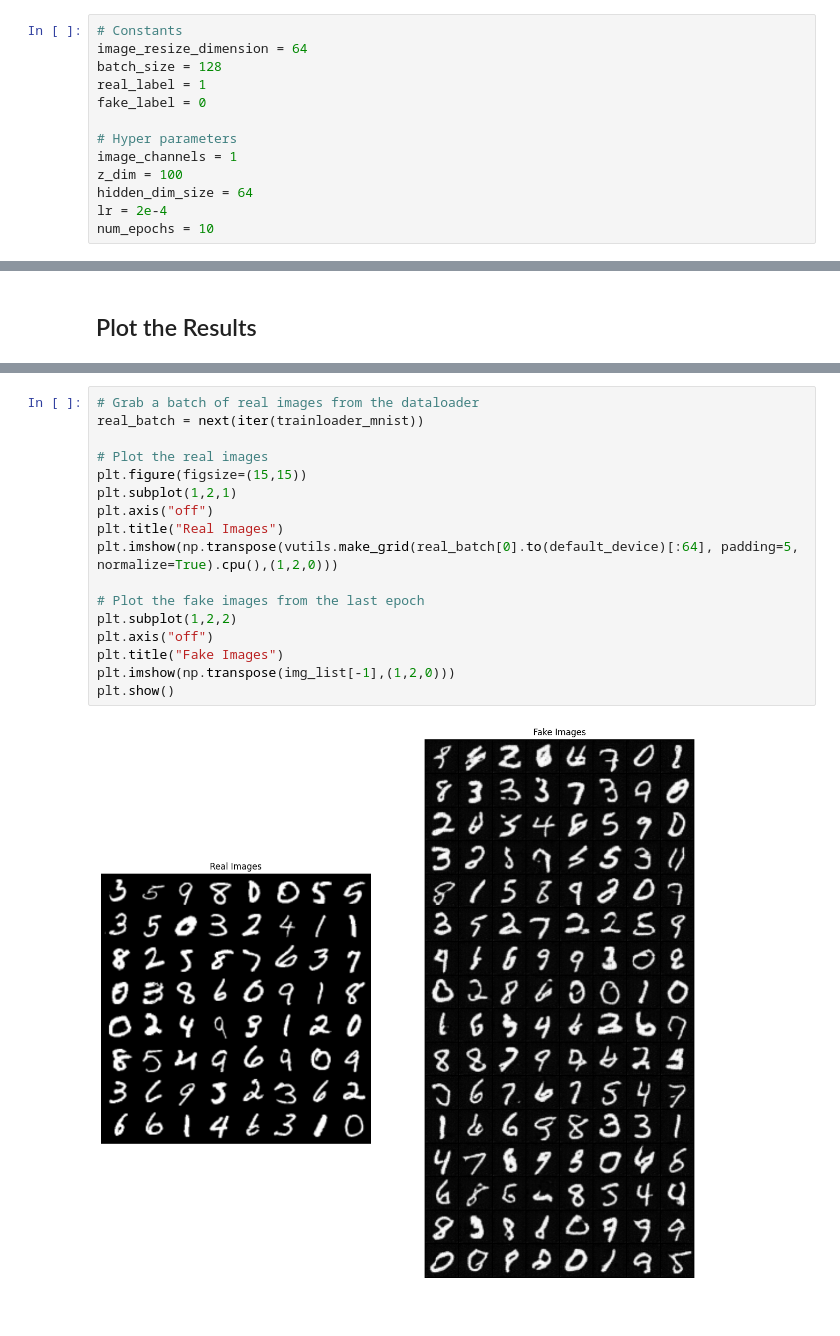
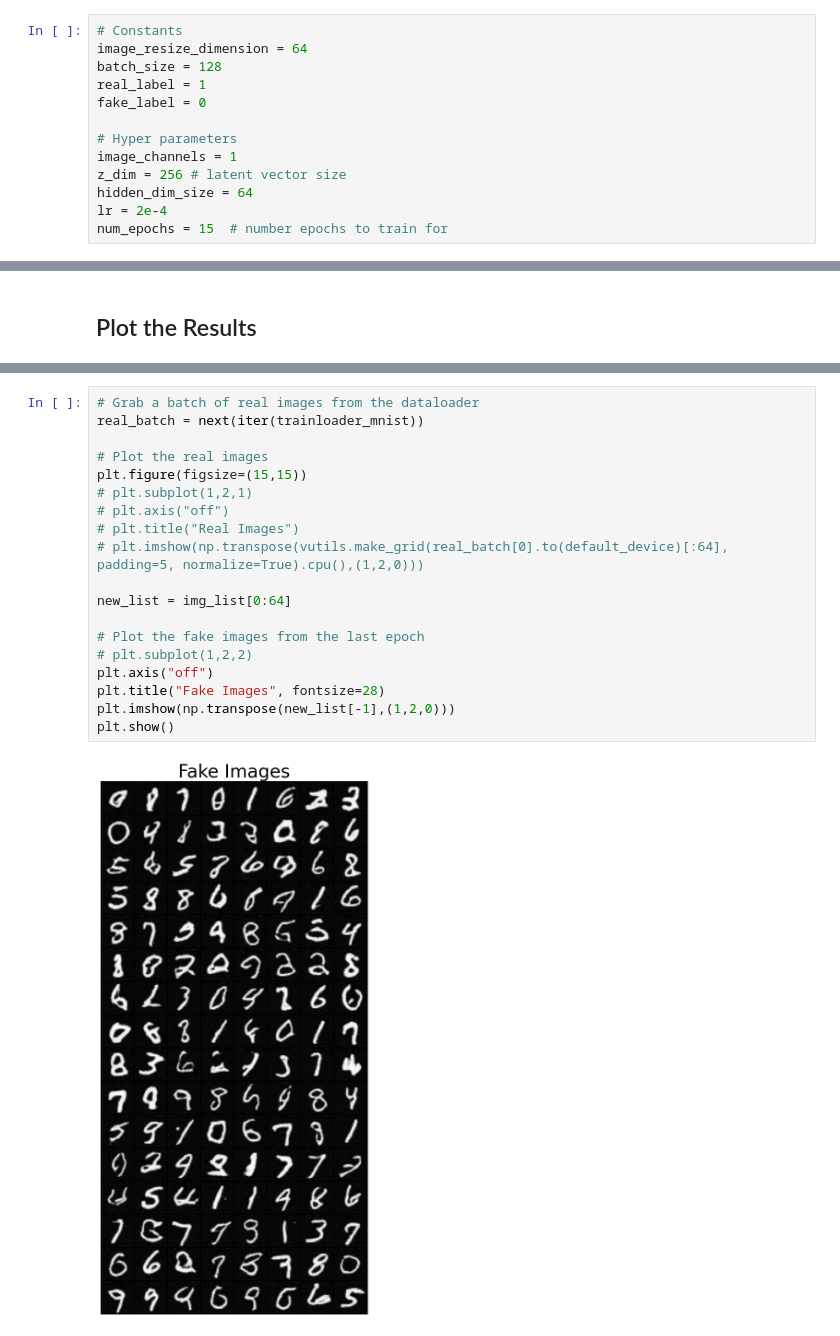
Before and after one commit to nathanbowness/CSI5340Assignments, a Jupyter notebook: Assignment4/gan_mnist_a4.ipynb, the cells around one changed output, grey strips where cells are left out. Drawn from its saved outputs; the diff is of its cells as text.

Commit message:
Update the project files with new graph values, and some samples included in the assignment

```diff
--- a/Assignment4/gan_mnist_a4.ipynb
+++ b/Assignment4/gan_mnist_a4.ipynb
@@ -28,10 +28,10 @@ fake_label = 0
 
 # Hyper parameters
 image_channels = 1
-z_dim = 100
+z_dim = 256 # latent vector size
 hidden_dim_size = 64
 lr = 2e-4
-num_epochs = 10
+num_epochs = 15  # number epochs to train for
 # %%
 # LOAD MNIST Data
 # Mnist transform to preprocess the data
@@ -290,19 +267,21 @@ plt.show()
 # %%
 # Grab a batch of real images from the dataloader
 real_batch = next(iter(trainloader_mnist))
 
 # Plot the real images
 plt.figure(figsize=(15,15))
-plt.subplot(1,2,1)
-plt.axis("off")
-plt.title("Real Images")
-plt.imshow(np.transpose(vutils.make_grid(real_batch[0].to(default_device)[:64], padding=5, normalize=True).cpu(),(1,2,0)))
+# plt.subplot(1,2,1)
+# plt.axis("off")
+# plt.title("Real Images")
+# plt.imshow(np.transpose(vutils.make_grid(real_batch[0].to(default_device)[:64], padding=5, normalize=True).cpu(),(1,2,0)))
+
+new_list = img_list[0:64]
 
 # Plot the fake images from the last epoch
-plt.subplot(1,2,2)
+# plt.subplot(1,2,2)
 plt.axis("off")
-plt.title("Fake Images")
-plt.imshow(np.transpose(img_list[-1],(1,2,0)))
+plt.title("Fake Images", fontsize=28)
+plt.imshow(np.transpose(new_list[-1],(1,2,0)))
 plt.show()
 # %% [output]
-[figure, old version]
+[figure, new version]
```
Also changed, not shown: parts of 3 cells of this notebook, 7 other files.
